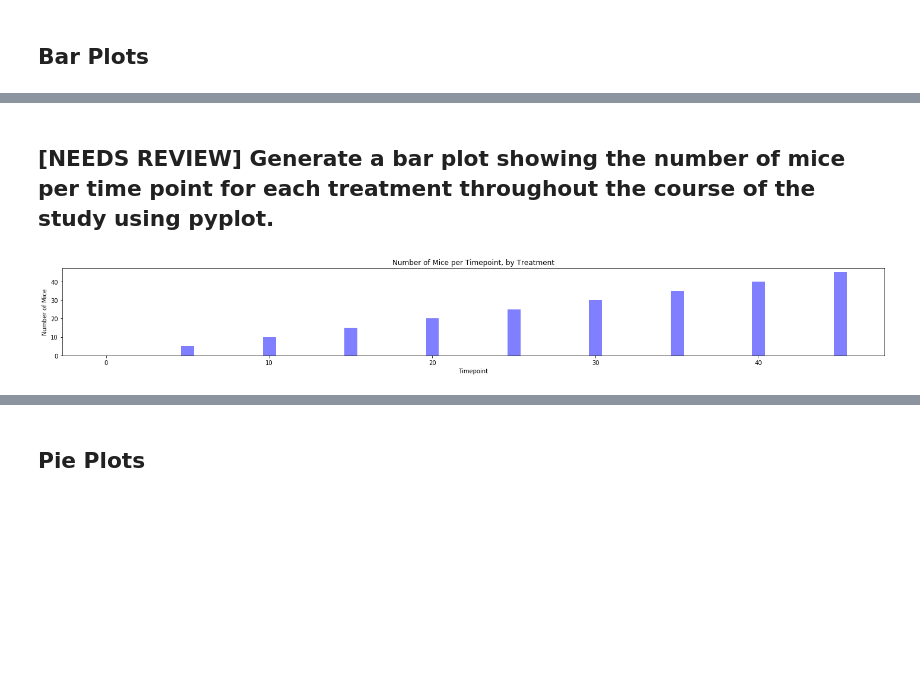
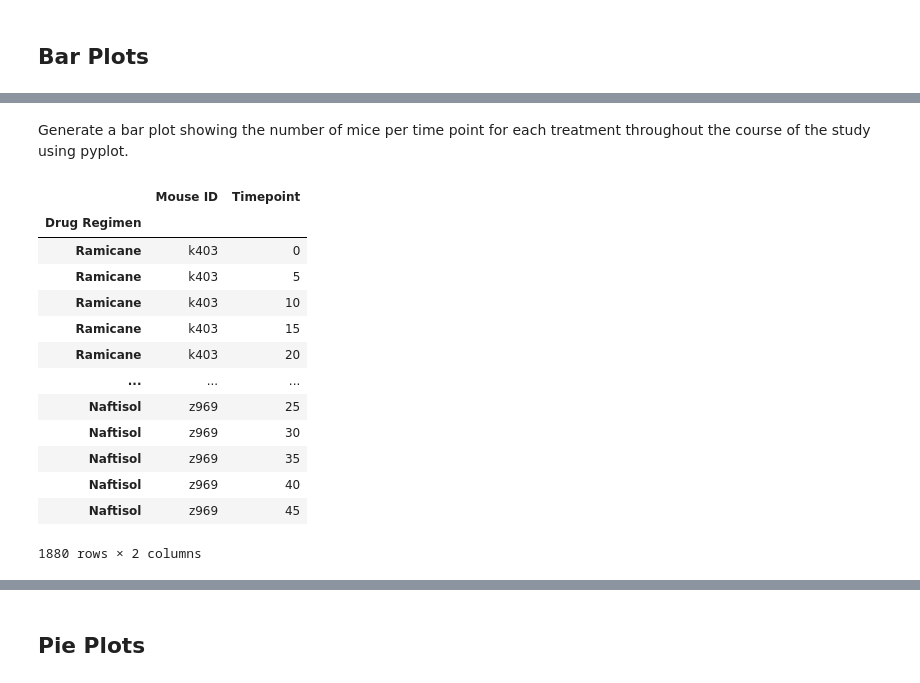
Before and after one commit to c-pompa/Py-maceuticals_Report, a Jupyter notebook: Pymaceuticals_Report.ipynb, the cells around one changed output, grey strips where cells are left out. Cells and saved outputs as stored; diff of their text form; code cells hidden in the pictures; blank space fills up the shorter version.

```diff
--- a/pymaceuticals_starter.ipynb
+++ b/Pymaceuticals_Report.ipynb
@@ -189,2 +198,2 @@ plt.show()
 # %% [markdown]
-## **[NEEDS REVIEW]** Generate a bar plot showing the number of mice per time point for each treatment throughout the course of the study using pyplot.
+Generate a bar plot showing the number of mice per time point for each treatment throughout the course of the study using pyplot.
@@ -196,16 +199,0 @@ y_values =
-# %%
-# Generate a bar plot showing the number of mice per time point for each treatment throughout the course of the study using pyplot.
-plt.figure(figsize=(20,3))
-plt.bar( x_axis,
-        y_values,
-        color="blue",
-        alpha=0.5,
-        align='center')
-#plt.xticks(tick_locations, timepoints_xtick_label, rotation="vertical")
-plt.title("Number of Mice per Timepoint, by Treatment")
-plt.xlabel("Timepoint")
-plt.ylabel("Number of Mice")
-plt.tight_layout()
-plt.show()
-# %% [output]
-[figure, removed]
@@ -211,0 +203,19 @@ plt.show()
+# %%
+# Set index to Drug. Sorting for .loc searching.
+bar_data_df2_index = bar_data_df2.set_index('Drug Regimen')
+bar_data_df2_index
+# %% [output]
+|  | Mouse ID | Timepoint |
+| Drug Regimen |  |  |
+| Ramicane | k403 | 0 |
+| Ramicane | k403 | 5 |
+| Ramicane | k403 | 10 |
+| Ramicane | k403 | 15 |
+| Ramicane | k403 | 20 |
+| ... | ... | ... |
+| Naftisol | z969 | 25 |
+| Naftisol | z969 | 30 |
+| Naftisol | z969 | 35 |
+| Naftisol | z969 | 40 |
+| Naftisol | z969 | 45 |
+1880 rows × 2 columns
```
Also changed, not shown: parts of 18 cells of this notebook.
